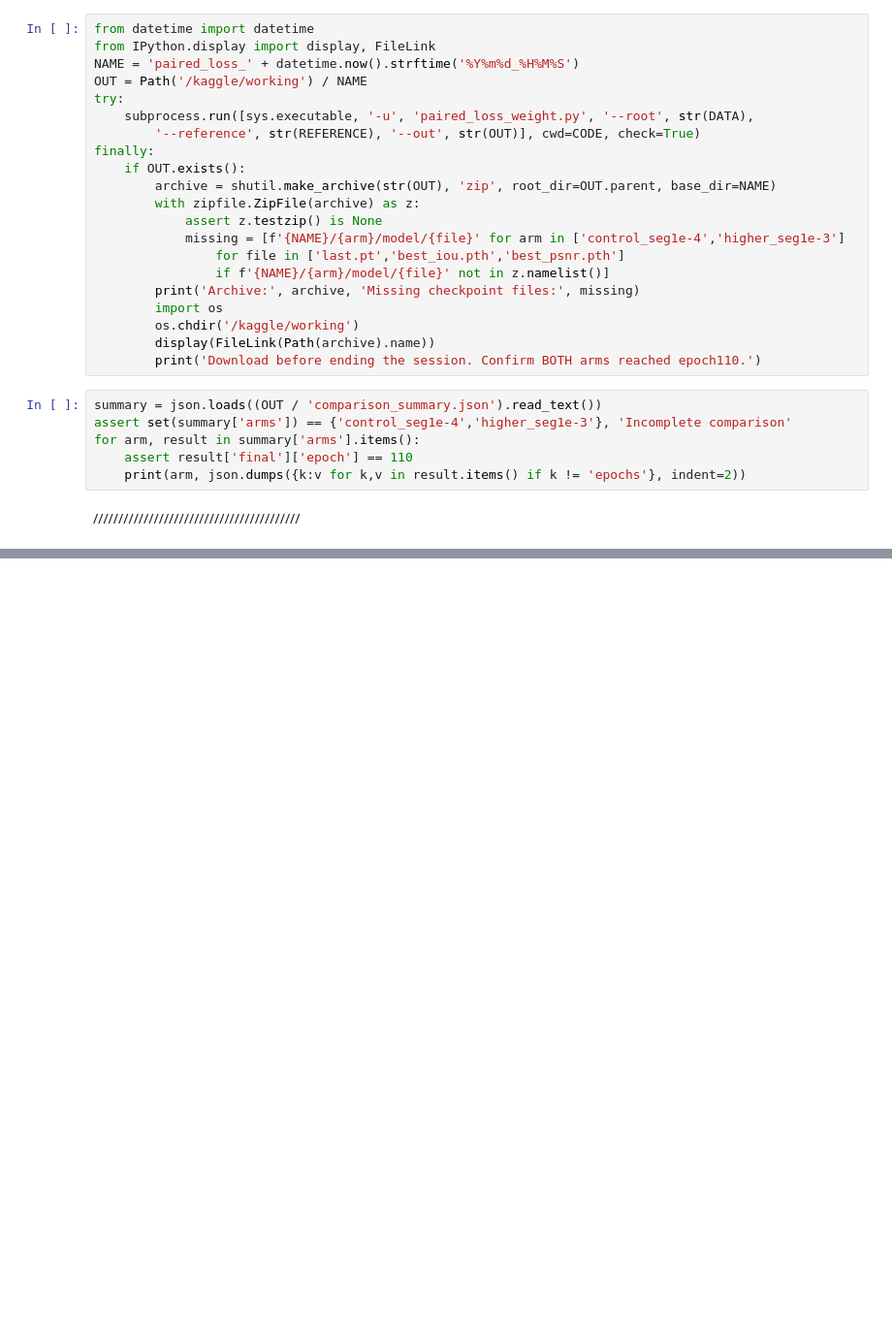
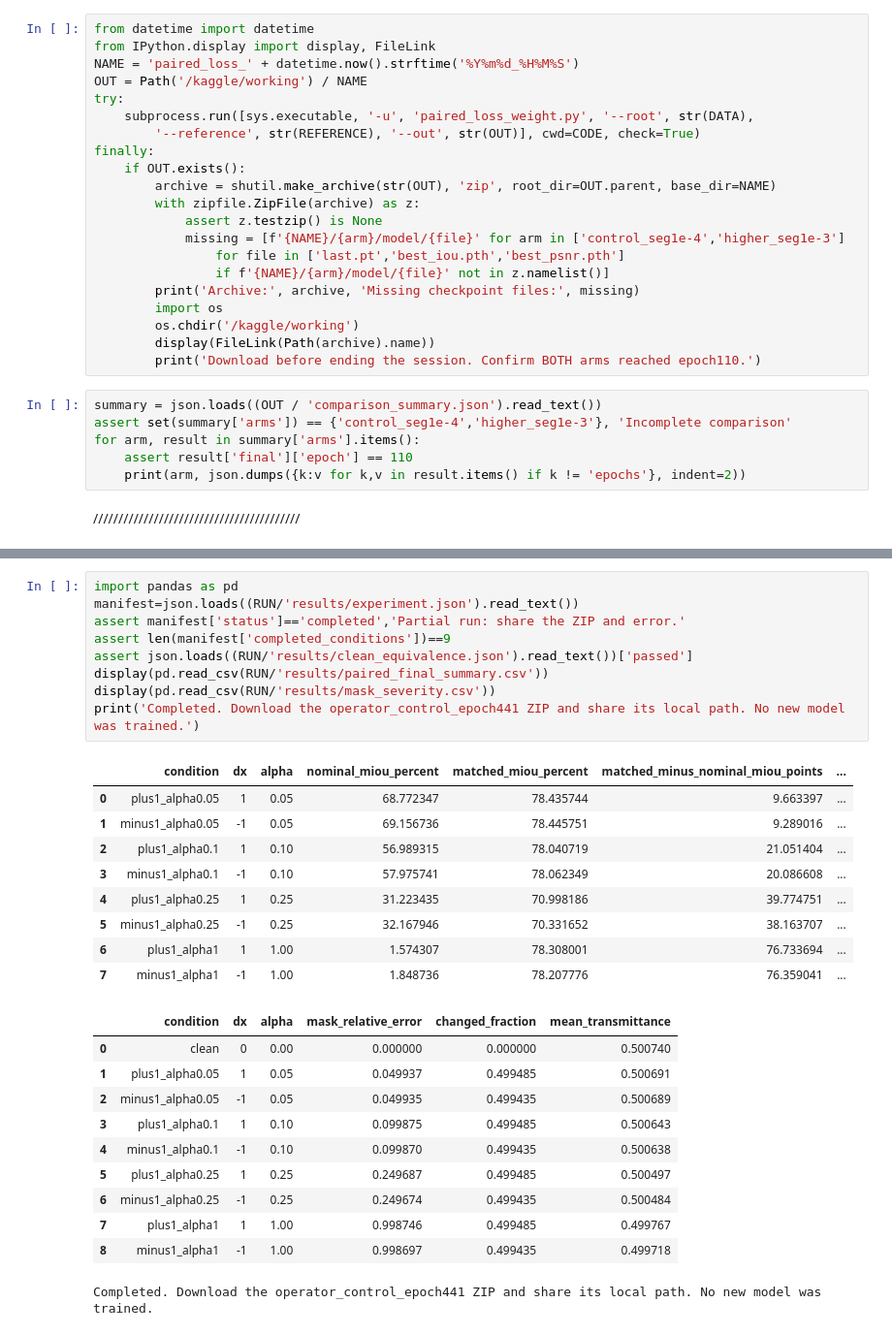
Before and after one commit to arnavnigam31/arnavnigam31, a Jupyter notebook: notebook07ae27ec2e.ipynb, the cells around one changed output, grey strips where cells are left out. Shown at 97% size. Drawn from its saved outputs; the diff is of its cells as text; blank space fills up the shorter version.

```diff
--- a/notebook07ae27ec2e.ipynb
+++ b/notebook07ae27ec2e.ipynb
@@ -3028,0 +4727,30 @@ New AMP skips: 5
+# %%
+import pandas as pd
+manifest=json.loads((RUN/'results/experiment.json').read_text())
+assert manifest['status']=='completed','Partial run: share the ZIP and error.'
+assert len(manifest['completed_conditions'])==9
+assert json.loads((RUN/'results/clean_equivalence.json').read_text())['passed']
+display(pd.read_csv(RUN/'results/paired_final_summary.csv'))
+display(pd.read_csv(RUN/'results/mask_severity.csv'))
+print('Completed. Download the operator_control_epoch441 ZIP and share its local path. No new model was trained.')
+# %% [output]
+|  | condition | dx | alpha | nominal_miou_percent | matched_miou_percent | matched_minus_nominal_miou_points | ... |
+| 0 | plus1_alpha0.05 | 1 | 0.05 | 68.772347 | 78.435744 | 9.663397 | ... |
+| 1 | minus1_alpha0.05 | -1 | 0.05 | 69.156736 | 78.445751 | 9.289016 | ... |
+| 2 | plus1_alpha0.1 | 1 | 0.10 | 56.989315 | 78.040719 | 21.051404 | ... |
+| 3 | minus1_alpha0.1 | -1 | 0.10 | 57.975741 | 78.062349 | 20.086608 | ... |
+| 4 | plus1_alpha0.25 | 1 | 0.25 | 31.223435 | 70.998186 | 39.774751 | ... |
+| 5 | minus1_alpha0.25 | -1 | 0.25 | 32.167946 | 70.331652 | 38.163707 | ... |
+| 6 | plus1_alpha1 | 1 | 1.00 | 1.574307 | 78.308001 | 76.733694 | ... |
+| 7 | minus1_alpha1 | -1 | 1.00 | 1.848736 | 78.207776 | 76.359041 | ... |
+|  | condition | dx | alpha | mask_relative_error | changed_fraction | mean_transmittance |
+| 0 | clean | 0 | 0.00 | 0.000000 | 0.000000 | 0.500740 |
+| 1 | plus1_alpha0.05 | 1 | 0.05 | 0.049937 | 0.499485 | 0.500691 |
+| 2 | minus1_alpha0.05 | -1 | 0.05 | 0.049935 | 0.499435 | 0.500689 |
+| 3 | plus1_alpha0.1 | 1 | 0.10 | 0.099875 | 0.499485 | 0.500643 |
+| 4 | minus1_alpha0.1 | -1 | 0.10 | 0.099870 | 0.499435 | 0.500638 |
+| 5 | plus1_alpha0.25 | 1 | 0.25 | 0.249687 | 0.499485 | 0.500497 |
+| 6 | minus1_alpha0.25 | -1 | 0.25 | 0.249674 | 0.499435 | 0.500484 |
+| 7 | plus1_alpha1 | 1 | 1.00 | 0.998746 | 0.499485 | 0.499767 |
+| 8 | minus1_alpha1 | -1 | 1.00 | 0.998697 | 0.499435 | 0.499718 |
+Completed. Download the operator_control_epoch441 ZIP and share its local path. No new model was trained.
```
Also changed, not shown: parts of 58 cells of this notebook.
